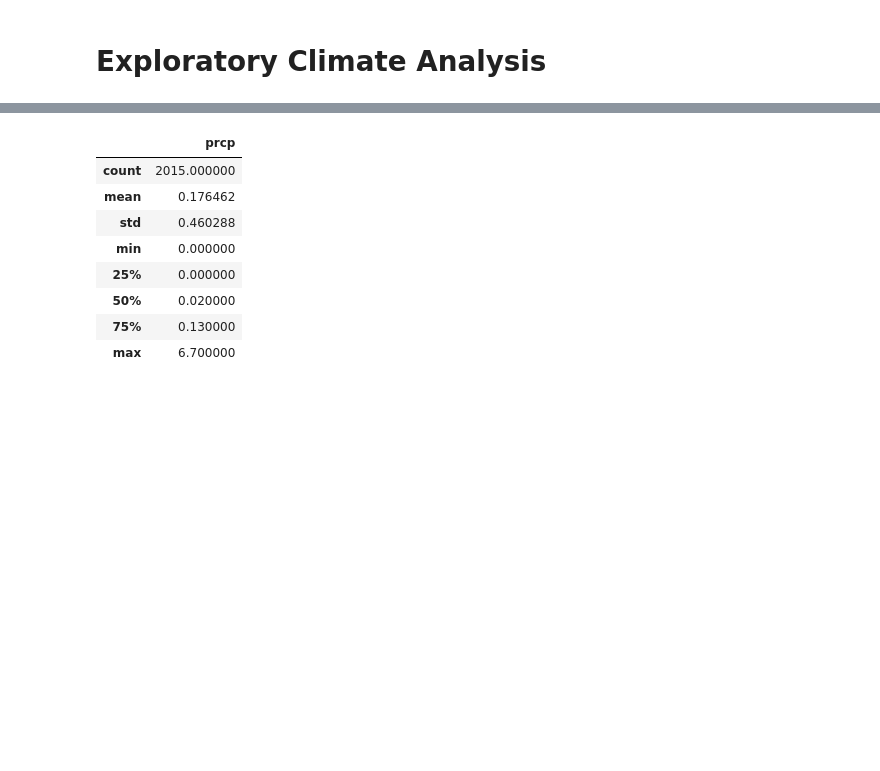
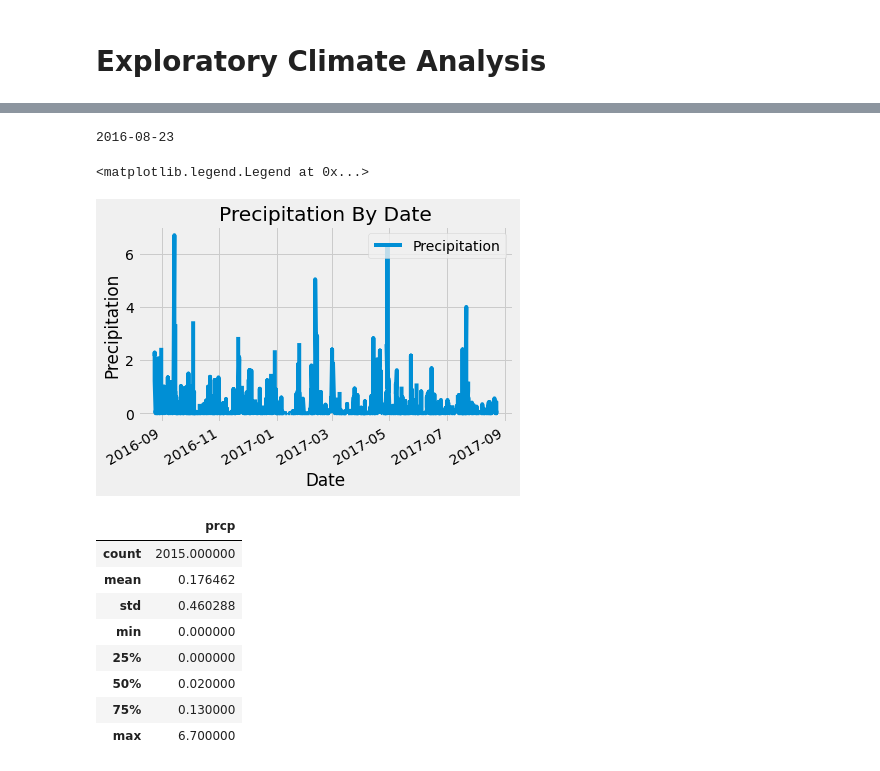
Before and after one commit to hannahlbridges/sqlalchemy-challenge, a Jupyter notebook: Climate_Analysis_and_Exploration.ipynb, the cells around one changed output, grey strips where cells are left out. Cells and saved outputs as stored; diff of their text form; code cells hidden in the pictures; blank space fills up the shorter version.

```diff
--- a/Climate_Analysis_and_Exploration.ipynb
+++ b/Climate_Analysis_and_Exploration.ipynb
@@ -64,3 +76,14 @@ precipitation_plot.legend('Precipitation')
+# %%
+# Use Pandas Plotting with Matplotlib to plot the data
+last_year_df.plot(y='prcp', title='Precipitation By Date', legend=True, label='Precipitation')
+plt.xlabel('Date')
+plt.ylabel('Precipitation')
+plt.savefig("Precipitation_By_Date.png")
+plt.legend(loc='upper right')
+# %% [output]
+2016-08-23
+<matplotlib.legend.Legend at 0x...>
+[figure, added]
 # %%
 # Use Pandas to calcualte the summary statistics for the precipitation data
 last_year_df.describe()
```
Also changed, not shown: parts of 8 cells of this notebook, 3 other files.
